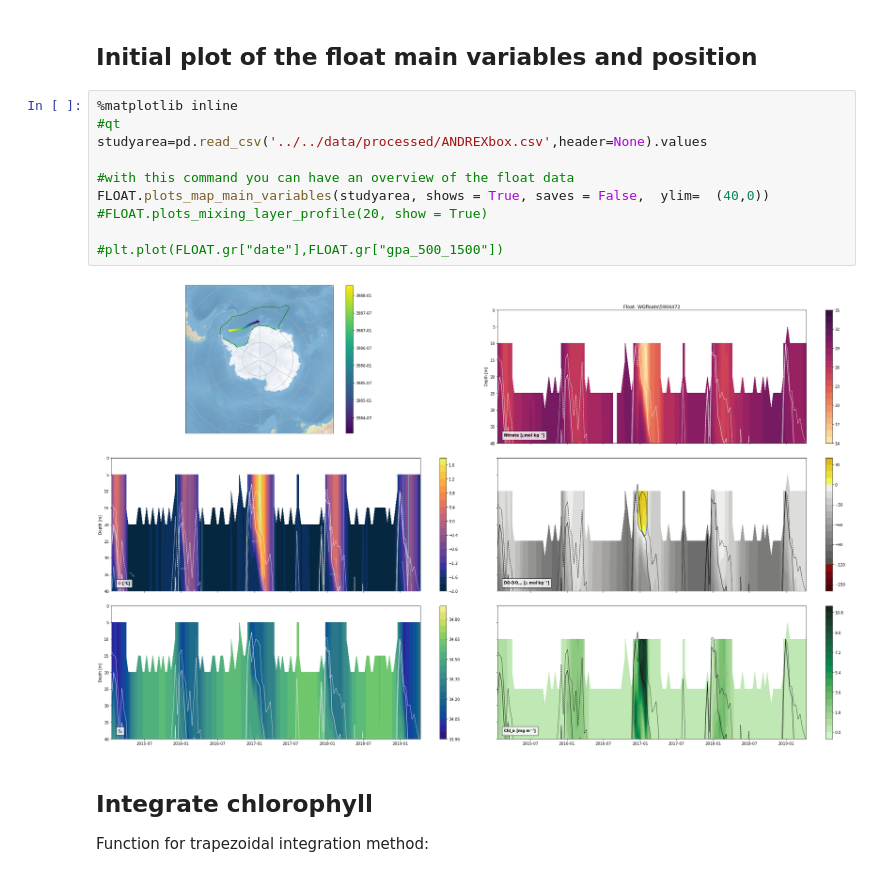
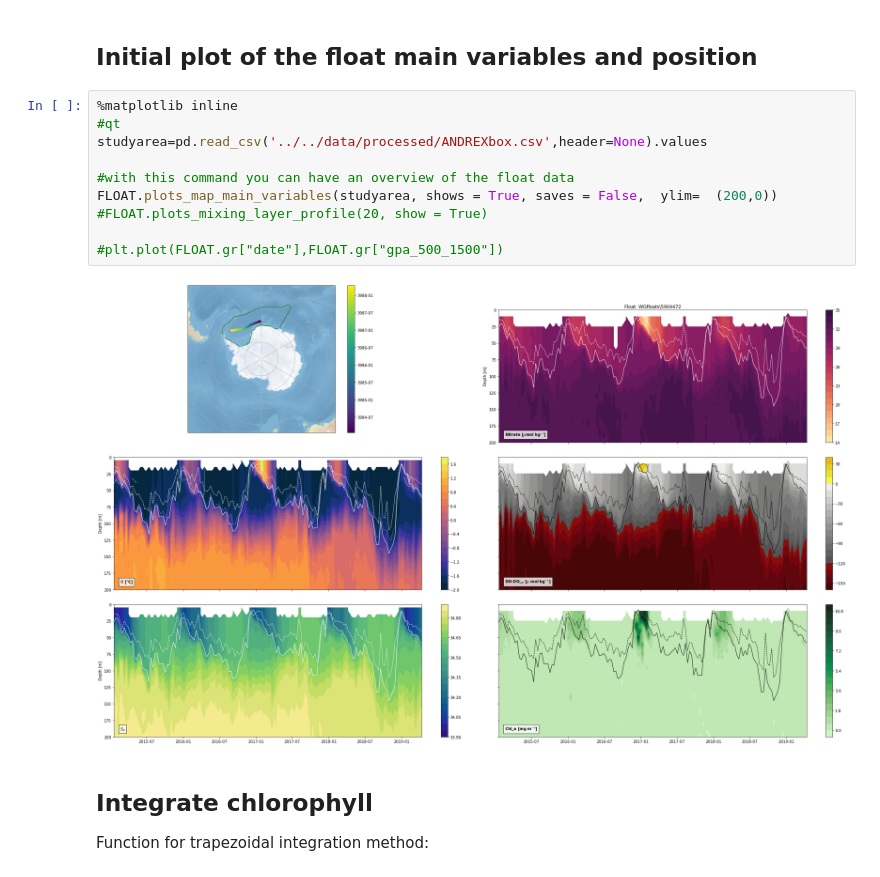
Before and after one commit to ClaraCDouglas/net_community_production, a Jupyter notebook: notebooks/FromBieito/UnderIceAnalysis.ipynb, the cells around one changed output. Cells and saved outputs as stored; diff of their text form.

```diff
--- a/notebooks/FromBieito/UnderIceAnalysis.ipynb
+++ b/notebooks/FromBieito/UnderIceAnalysis.ipynb
@@ -55,15 +55,15 @@ This float is WMO code: 5904472
 # %%
 %matplotlib inline
 #qt
 studyarea=pd.read_csv('../../data/processed/ANDREXbox.csv',header=None).values
 
 #with this command you can have an overview of the float data
-FLOAT.plots_map_main_variables(studyarea, shows = True, saves = False,  ylim=  (40,0))
+FLOAT.plots_map_main_variables(studyarea, shows = True, saves = False,  ylim=  (200,0))
 #FLOAT.plots_mixing_layer_profile(20, show = True)
 
 #plt.plot(FLOAT.gr["date"],FLOAT.gr["gpa_500_1500"])
 # %% [output]
-[figure, old version]
+[figure, new version]
 # %% [markdown]
 ## Integrate chlorophyll
 
```
Also changed, not shown: parts of 22 cells of this notebook.
